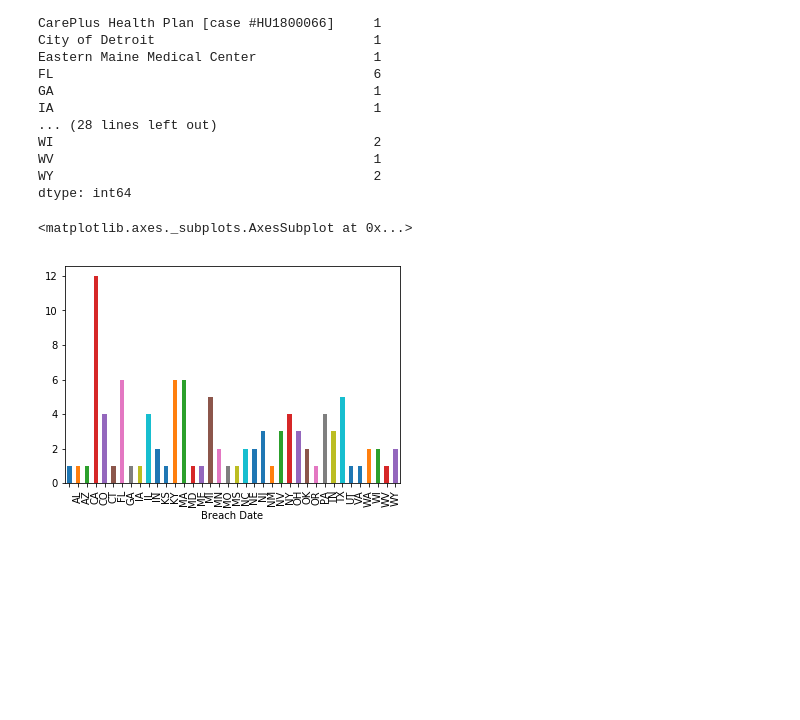
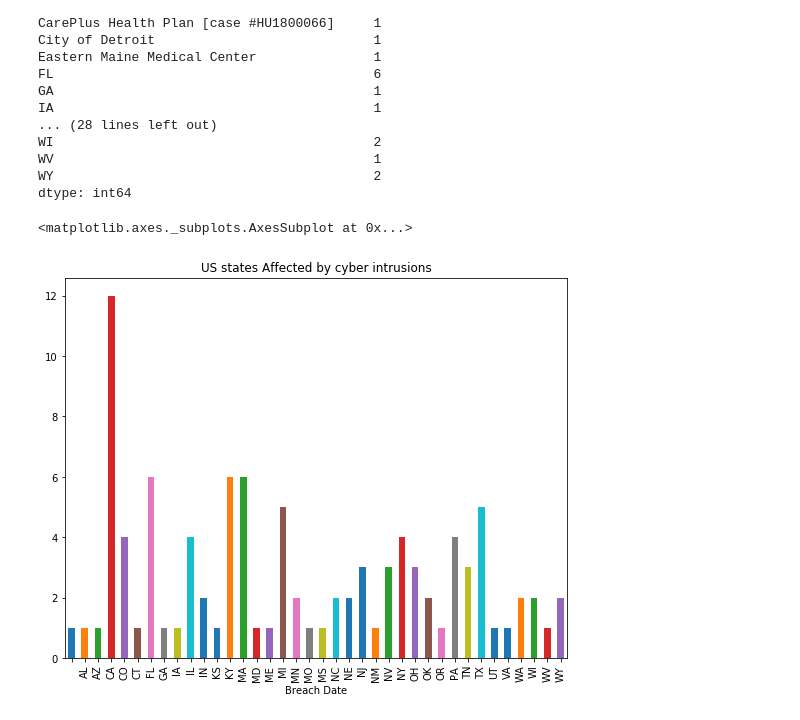
Before and after one commit to DaysOfCode/JC, a Jupyter notebook: HHS 2-checkpoint.ipynb, the cells around one changed output. Drawn from its saved outputs; the diff is of its cells as text; code cells hidden in the pictures; blank space fills up the shorter version.

```diff
--- a/HHS 2-checkpoint.ipynb
+++ b/HHS 2-checkpoint.ipynb
@@ -142,7 +142,7 @@ breachDF['Breach Date'].replace(to_replace=['Triple-S Advantage, Inc.'], value='
 # %%
 %matplotlib inline
 breachDist = breachDF.groupby('Breach Date').size()
-breachDist.plot(kind='bar')
+breachDist.plot(kind='bar',stacked=True,title="US states Affected by cyber intrusions", figsize=(9, 7))
 # %% [output]
 <matplotlib.axes._subplots.AxesSubplot at 0x...>
-[figure, old version]
+[figure, new version]
```
